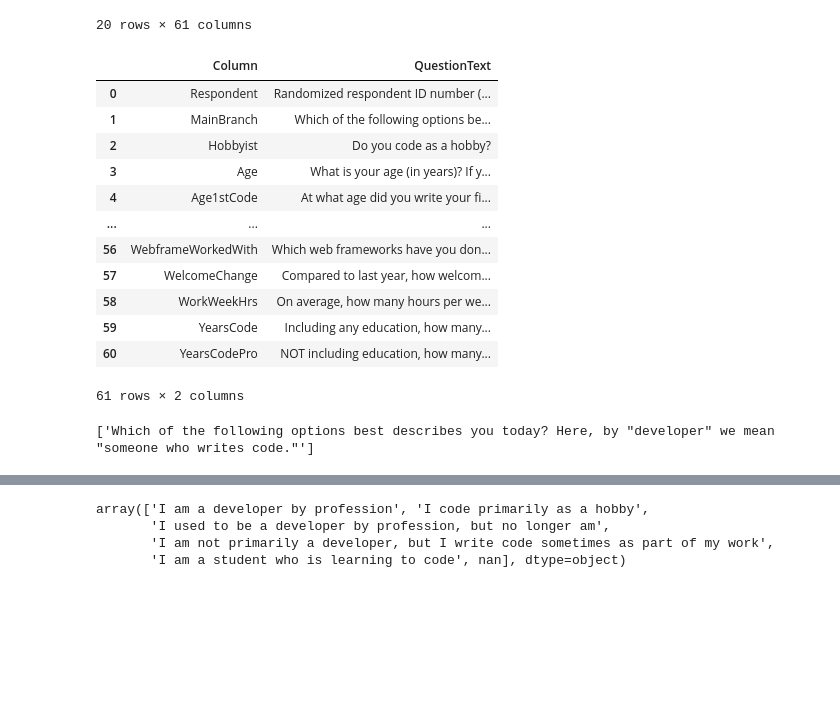
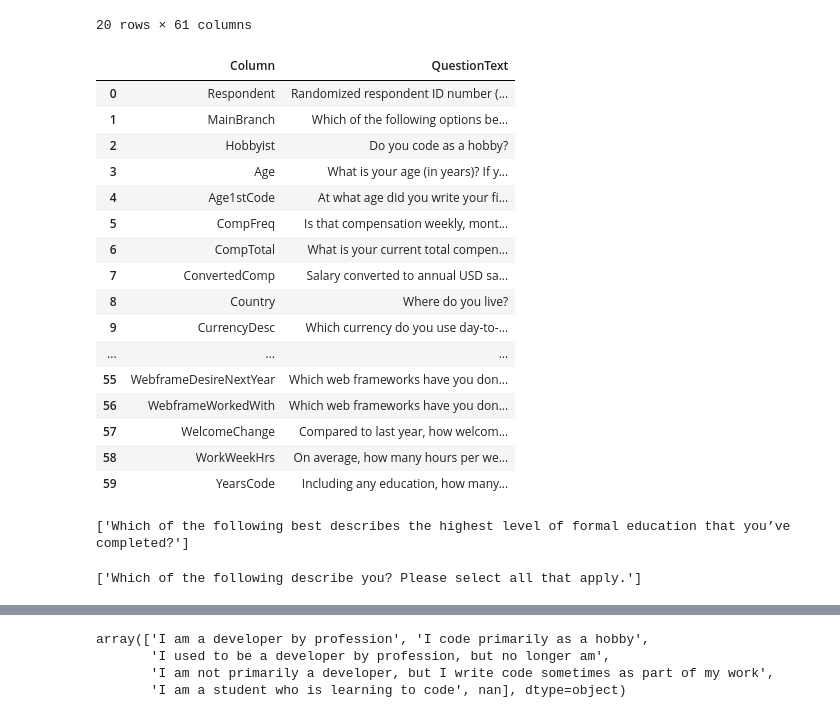
Before and after one commit to iris-theof/developers_survey, a Jupyter notebook: developers_insights.ipynb, the cells around one changed output, grey strips where cells are left out. Saved outputs shown, nothing was run; the diff lists cells and outputs as text; code cells hidden in the pictures; blank space fills up the shorter version.

```diff
--- a/developers_insights.ipynb
+++ b/developers_insights.ipynb
@@ -29,23 +29,30 @@ df.head(20)
 20 rows × 61 columns
 # %%
 df2 = pd.read_csv('./survey_results_schema.csv')
-df2.head(61)
+df2.head(60)
 # %% [output]
 |  | Column | QuestionText |
 | 0 | Respondent | Randomized respondent ID number (... |
 | 1 | MainBranch | Which of the following options be... |
 | 2 | Hobbyist | Do you code as a hobby? |
 | 3 | Age | What is your age (in years)? If y... |
 | 4 | Age1stCode | At what age did you write your fi... |
+| 5 | CompFreq | Is that compensation weekly, mont... |
+| 6 | CompTotal | What is your current total compen... |
+| 7 | ConvertedComp | Salary converted to annual USD sa... |
+| 8 | Country | Where do you live? |
+| 9 | CurrencyDesc | Which currency do you use day-to-... |
 | ... | ... | ... |
+| 55 | WebframeDesireNextYear | Which web frameworks have you don... |
 | 56 | WebframeWorkedWith | Which web frameworks have you don... |
 | 57 | WelcomeChange | Compared to last year, how welcom... |
 | 58 | WorkWeekHrs | On average, how many hours per we... |
 | 59 | YearsCode | Including any education, how many... |
-| 60 | YearsCodePro | NOT including education, how many... |
-61 rows × 2 columns
 # %%
-
-list(df2[df2.Column == 'MainBranch']['QuestionText'])
+list(df2[df2.Column == 'EdLevel']['QuestionText'])
 # %% [output]
-['Which of the following options best describes you today? Here, by "developer" we mean "someone who writes code."']
+['Which of the following best describes the highest level of formal education that you’ve completed?']
+# %%
+list(df2[df2.Column == 'DevType']['QuestionText'])
+# %% [output]
+['Which of the following describe you? Please select all that apply.']
```
Also changed, not shown: parts of 52 cells of this notebook.
